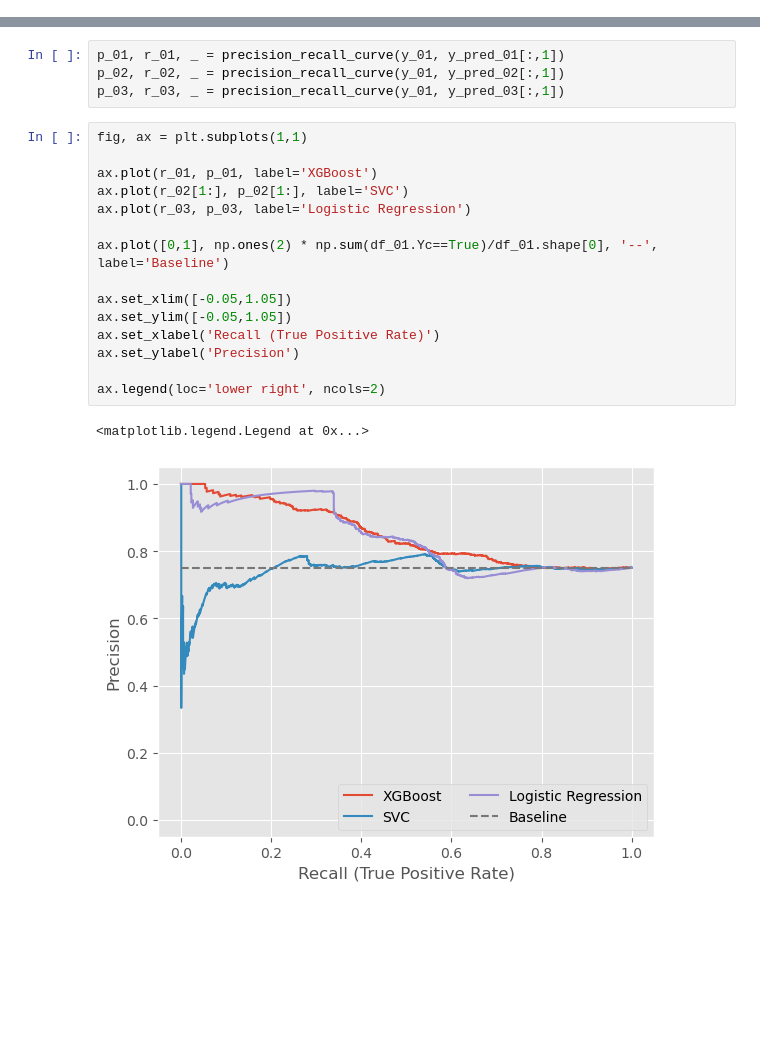
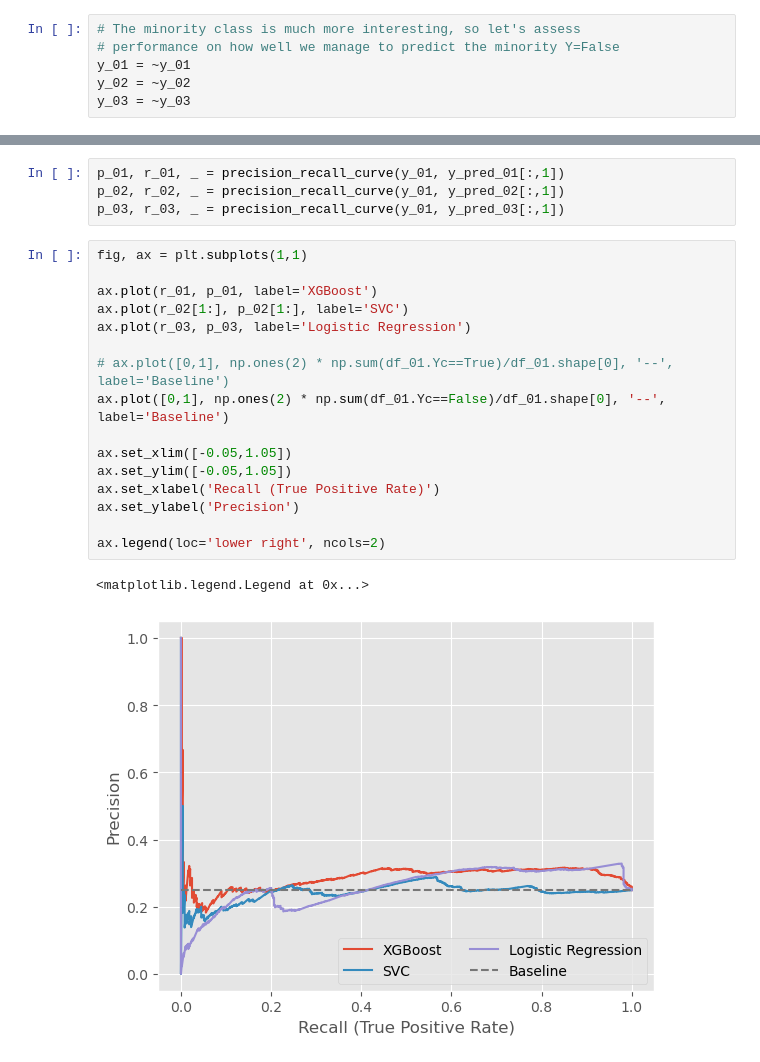
Before and after one commit to vhffm/biological-data, a Jupyter notebook: 03_classification.ipynb, the cells around one changed output, grey strips where cells are left out. Saved outputs shown, nothing was run; the diff lists cells and outputs as text; blank space fills up the shorter version.

Commit message:
feat: focus on minority class

```diff
--- a/03_classification.ipynb
+++ b/03_classification.ipynb
@@ -37,6 +37,12 @@ df_03 = utils.load_and_preprocess(onehot=True, rescale_features=True, rescale_ta
 X_01, y_01 = utils.df_to_Xy(df_01, to_class=True)
 X_02, y_02 = utils.df_to_Xy(df_02, to_class=True)
 X_03, y_03 = utils.df_to_Xy(df_03, to_class=True)
+# %%
+# The minority class is much more interesting, so let's assess
+# performance on how well we manage to predict the minority Y=False
+y_01 = ~y_01
+y_02 = ~y_02
+y_03 = ~y_03
 # %% [markdown]
 # Run Models
 # %%
@@ -101,18 +107,19 @@ p_03, r_03, _ = precision_recall_curve(y_01, y_pred_03[:,1])
 # %%
 fig, ax = plt.subplots(1,1)
 
 ax.plot(r_01, p_01, label='XGBoost')
 ax.plot(r_02[1:], p_02[1:], label='SVC')
 ax.plot(r_03, p_03, label='Logistic Regression')
 
-ax.plot([0,1], np.ones(2) * np.sum(df_01.Yc==True)/df_01.shape[0], '--', label='Baseline')
+# ax.plot([0,1], np.ones(2) * np.sum(df_01.Yc==True)/df_01.shape[0], '--', label='Baseline')
+ax.plot([0,1], np.ones(2) * np.sum(df_01.Yc==False)/df_01.shape[0], '--', label='Baseline')
 
 ax.set_xlim([-0.05,1.05])
 ax.set_ylim([-0.05,1.05])
 ax.set_xlabel('Recall (True Positive Rate)')
 ax.set_ylabel('Precision')
 
 ax.legend(loc='lower right', ncols=2)
 # %% [output]
 <matplotlib.legend.Legend at 0x...>
-[figure, old version]
+[figure, new version]
```
Also changed, not shown: parts of 1 cell of this notebook, 2 other files.
